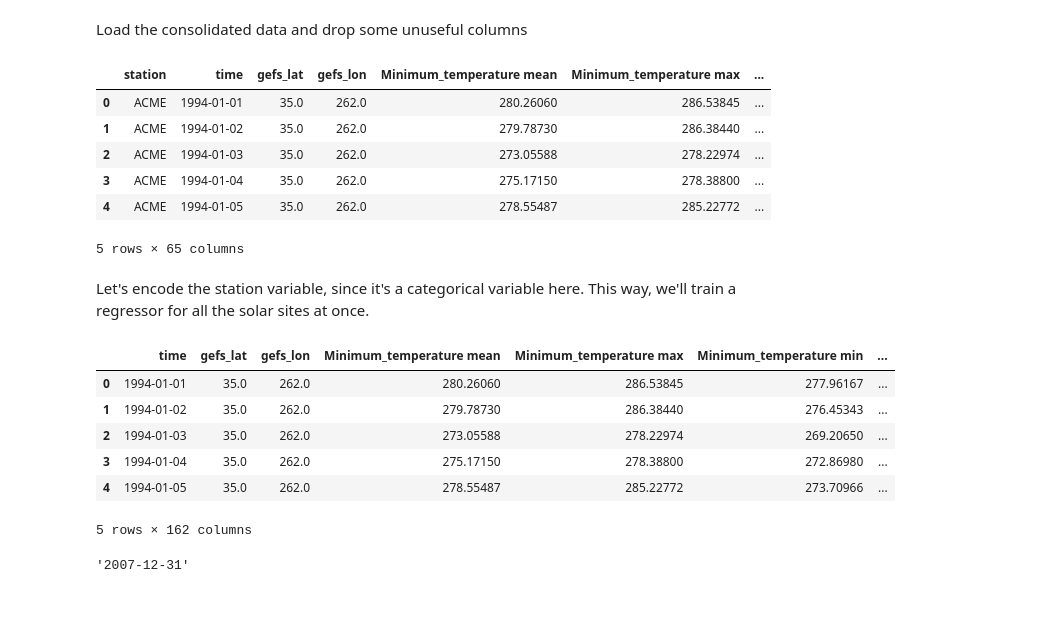
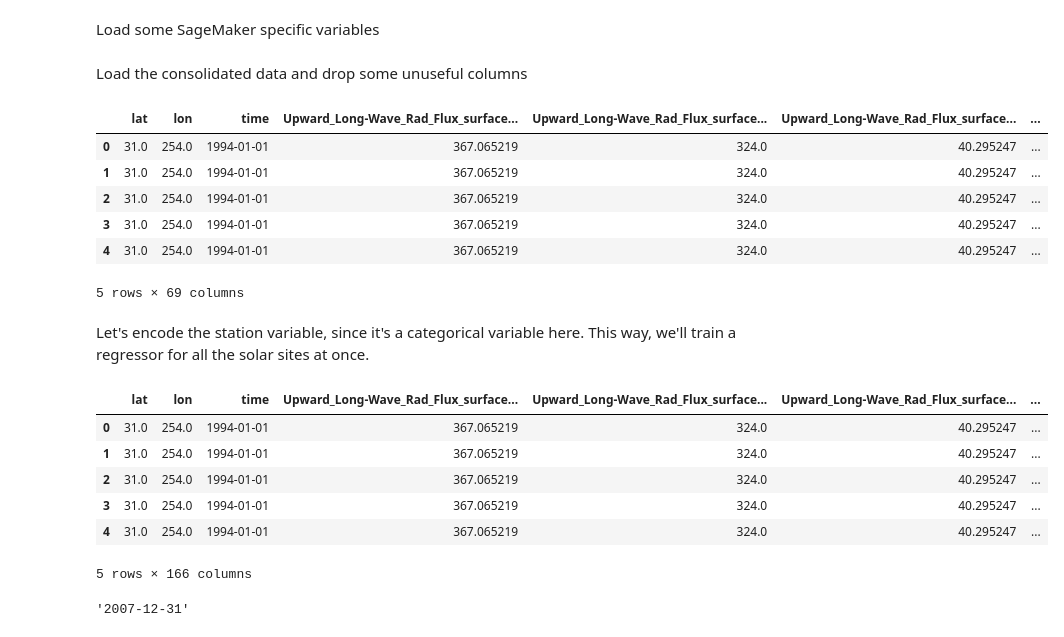
Before and after one commit to josiahmwalton/BrightIdea, a Jupyter notebook: modelling/XGBoost Forecasting.ipynb, the cells around one changed output. Drawn from its saved outputs; the diff is of its cells as text; code cells hidden in the pictures; blank space fills up the shorter version.

```diff
--- a/modelling/XGBoost Forecasting.ipynb
+++ b/modelling/XGBoost Forecasting.ipynb
@@ -16,4 +21,6 @@ import matplotlib.pyplot as plt
 from sagemaker.amazon.amazon_estimator import get_image_uri
+# %% [markdown]
+Load some SageMaker specific variables
 # %%
 role = sagemaker.get_execution_role()
 region = boto3.Session().region_name
@@ -20,54 +28,39 @@ region = boto3.Session().region_name
 # %% [markdown]
 Load the consolidated data and drop some unuseful columns
 # %%
-df = pd.read_csv("../data/df_combined.csv", index_col=0)
+df = pd.read_csv("../data/daily_training_data_combined.csv")
 df.drop(
     [
         "ens mean",
         "ens max",
         "ens min",
-        "ens std",
-        "lat mean",
-        "lat std",
-        "lat max",
-        "lon mean",
-        "lon std",
-        "lon max",
-        "intTime mean",
-        "intTime max",
-        "intTime min",
-        "intTime std",
-        "intValidTime mean",
-        "intValidTime max",
-        "intValidTime min",
-        "intValidTime std"
+        "ens std"
     ],
     axis=1,
     inplace=True
 )
-df.rename(columns={"lat min": "gefs_lat", "lon min": "gefs_lon"}, inplace=True)
 df.head()
 # %% [output]
-|  | station | time | gefs_lat | gefs_lon | Minimum_temperature mean | Minimum_temperature max | ... |
-| 0 | ACME | 1994-01-01 | 35.0 | 262.0 | 280.26060 | 286.53845 | ... |
-| 1 | ACME | 1994-01-02 | 35.0 | 262.0 | 279.78730 | 286.38440 | ... |
-| 2 | ACME | 1994-01-03 | 35.0 | 262.0 | 273.05588 | 278.22974 | ... |
-| 3 | ACME | 1994-01-04 | 35.0 | 262.0 | 275.17150 | 278.38800 | ... |
-| 4 | ACME | 1994-01-05 | 35.0 | 262.0 | 278.55487 | 285.22772 | ... |
+|  | lat | lon | time | Upward_Long-Wave_Rad_Flux_surface... | Upward_Long-Wave_Rad_Flux_surface... | Upward_Long-Wave_Rad_Flux_surface... | ... |
+| 0 | 31.0 | 254.0 | 1994-01-01 | 367.065219 | 324.0 | 40.295247 | ... |
+| 1 | 31.0 | 254.0 | 1994-01-01 | 367.065219 | 324.0 | 40.295247 | ... |
+| 2 | 31.0 | 254.0 | 1994-01-01 | 367.065219 | 324.0 | 40.295247 | ... |
+| 3 | 31.0 | 254.0 | 1994-01-01 | 367.065219 | 324.0 | 40.295247 | ... |
+| 4 | 31.0 | 254.0 | 1994-01-01 | 367.065219 | 324.0 | 40.295247 | ... |
-5 rows × 65 columns
+5 rows × 69 columns
 # %% [markdown]
 Let's encode the station variable, since it's a categorical variable here. This way, we'll train a regressor for all the solar sites at once.
 # %%
 df = pd.get_dummies(df, columns=['station'])
 df.head()
 # %% [output]
-|  | time | gefs_lat | gefs_lon | Minimum_temperature mean | Minimum_temperature max | Minimum_temperature min | ... |
-| 0 | 1994-01-01 | 35.0 | 262.0 | 280.26060 | 286.53845 | 277.96167 | ... |
-| 1 | 1994-01-02 | 35.0 | 262.0 | 279.78730 | 286.38440 | 276.45343 | ... |
-| 2 | 1994-01-03 | 35.0 | 262.0 | 273.05588 | 278.22974 | 269.20650 | ... |
-| 3 | 1994-01-04 | 35.0 | 262.0 | 275.17150 | 278.38800 | 272.86980 | ... |
-| 4 | 1994-01-05 | 35.0 | 262.0 | 278.55487 | 285.22772 | 273.70966 | ... |
+|  | lat | lon | time | Upward_Long-Wave_Rad_Flux_surface... | Upward_Long-Wave_Rad_Flux_surface... | Upward_Long-Wave_Rad_Flux_surface... | ... |
+| 0 | 31.0 | 254.0 | 1994-01-01 | 367.065219 | 324.0 | 40.295247 | ... |
+| 1 | 31.0 | 254.0 | 1994-01-01 | 367.065219 | 324.0 | 40.295247 | ... |
+| 2 | 31.0 | 254.0 | 1994-01-01 | 367.065219 | 324.0 | 40.295247 | ... |
+| 3 | 31.0 | 254.0 | 1994-01-01 | 367.065219 | 324.0 | 40.295247 | ... |
+| 4 | 31.0 | 254.0 | 1994-01-01 | 367.065219 | 324.0 | 40.295247 | ... |
-5 rows × 162 columns
+5 rows × 166 columns
 # %%
 df["time"].max()
 # %% [output]
```
Also changed, not shown: parts of 9 cells of this notebook.
